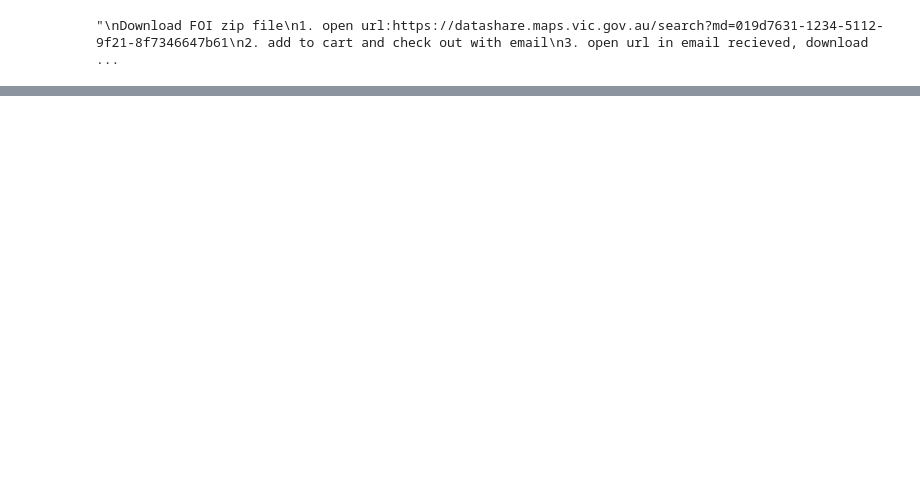
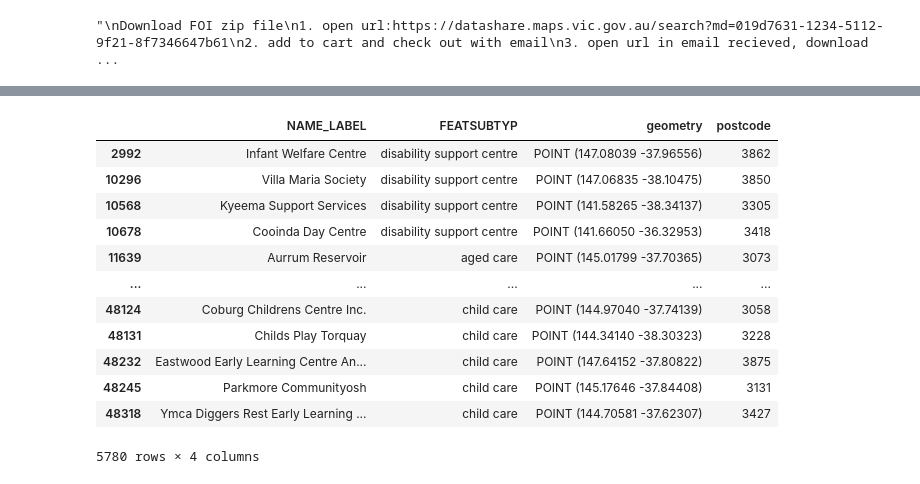
Before and after one commit to MAST30034-Applied-Data-Science/generic-real-estate-consulting-project-group-7, a Jupyter notebook: notebooks/download_external.ipynb, the cells around one changed output, grey strips where cells are left out. Saved outputs shown, nothing was run; the diff lists cells and outputs as text; code cells hidden in the pictures; blank space fills up the shorter version.

```diff
--- a/notebooks/download_external.ipynb
+++ b/notebooks/download_external.ipynb
@@ -220,0 +289,16 @@ care_facility_df.to_csv(output_dir_full)
+# %%
+care_facility_df
+# %% [output]
+|  | NAME_LABEL | FEATSUBTYP | geometry | postcode |
+| 2992 | Infant Welfare Centre | disability support centre | POINT (147.08039 -37.96556) | 3862 |
+| 10296 | Villa Maria Society | disability support centre | POINT (147.06835 -38.10475) | 3850 |
+| 10568 | Kyeema Support Services | disability support centre | POINT (141.58265 -38.34137) | 3305 |
+| 10678 | Cooinda Day Centre | disability support centre | POINT (141.66050 -36.32953) | 3418 |
+| 11639 | Aurrum Reservoir | aged care | POINT (145.01799 -37.70365) | 3073 |
+| ... | ... | ... | ... | ... |
+| 48124 | Coburg Childrens Centre Inc. | child care | POINT (144.97040 -37.74139) | 3058 |
+| 48131 | Childs Play Torquay | child care | POINT (144.34140 -38.30323) | 3228 |
+| 48232 | Eastwood Early Learning Centre An... | child care | POINT (147.64152 -37.80822) | 3875 |
+| 48245 | Parkmore Communityosh | child care | POINT (145.17646 -37.84408) | 3131 |
+| 48318 | Ymca Diggers Rest Early Learning ... | child care | POINT (144.70581 -37.62307) | 3427 |
+5780 rows × 4 columns
```
Also changed, not shown: parts of 16 cells of this notebook, 1 other file.
